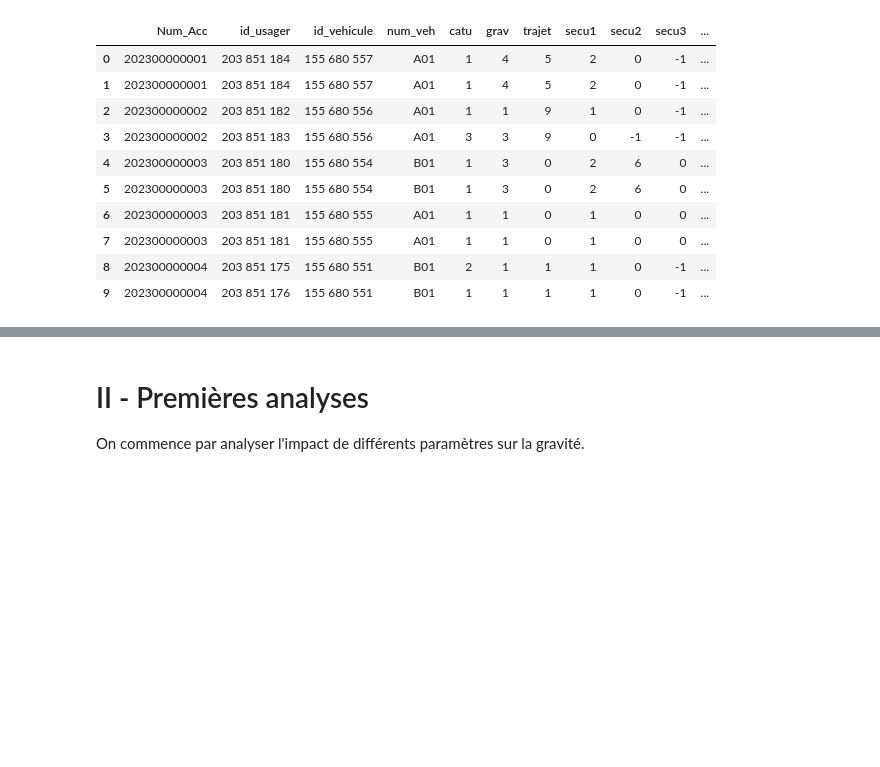
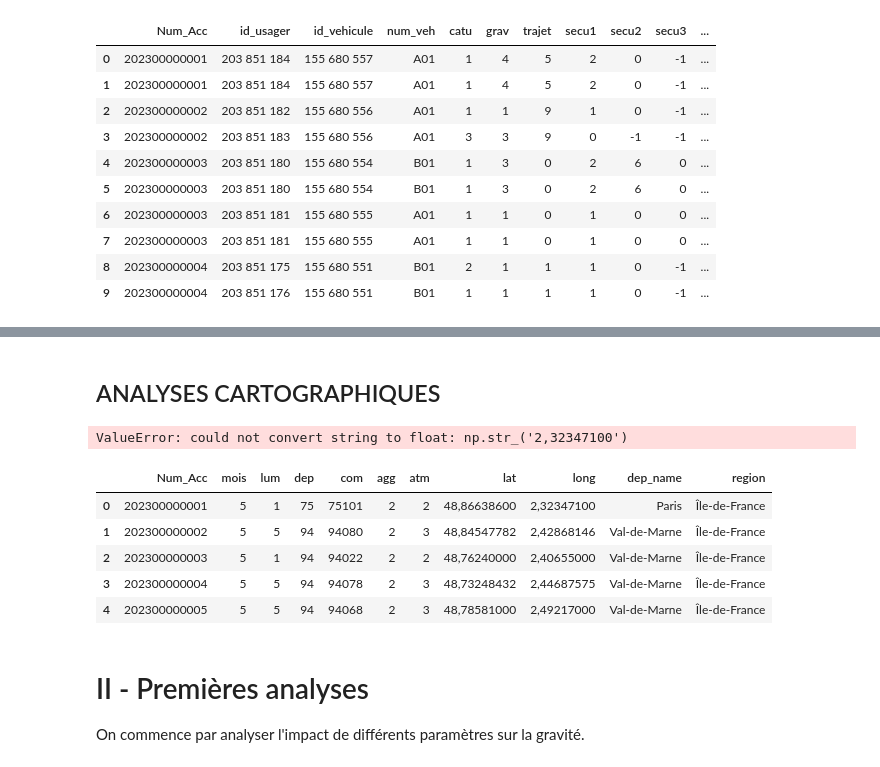
Before and after one commit to celineferbach/Projet-accidents-de-la-route, a Jupyter notebook: importation.ipynb, the cells around one changed output, grey strips where cells are left out. Cells and saved outputs as stored; diff of their text form; code cells hidden in the pictures; blank space fills up the shorter version.

```diff
--- a/importation.ipynb
+++ b/importation.ipynb
@@ -38,3 +38,12 @@ def recuperer_donnees(dataset_id, fichier_csv):
     else:
         print("La requête a échoué. Code d'état:", response.status_code)
         return None
+# %%
+#Chargement du fichier de correspondance region-departement
+
+dataset_id = "987227fb-dcb2-429e-96af-8979f97c9c84"
+fichier_csv = "departements-region.csv"
+
+df_region_dep = recuperer_donnees(dataset_id,fichier_csv)
+df_region_dep = df_region_dep.rename(columns={'num_dep': 'dep', 'region_name':'region'})
+df_region_dep.head()
@@ -116,6 +133,8 @@ df_lieux = df_lieux.loc[:,['Num_Acc', 'catr', 'voie', 'surf', 'vma']]
 df_vehicules = df_vehicules.loc[:,['Num_Acc', 'id_vehicule', 'num_veh', 'catv', 'motor']]
 df_usagers = df_usagers.loc[:,['Num_Acc', 'id_usager', 'id_vehicule', 'num_veh', 'catu', 'grav', 'trajet', 'secu1', 'secu2', 'secu3']]
 
+df_caract = pd.merge(df_caract, df_region_dep, on = "dep", how='inner')
+
 df = pd.merge(df_usagers, df_vehicules, on = ['Num_Acc', 'id_vehicule', 'num_veh'], how = 'inner')
 df = pd.merge(df, df_lieux, on = "Num_Acc", how = 'inner')
 df = pd.merge(df, df_caract, on = "Num_Acc", how = 'inner')
@@ -222,0 +267,2 @@ carte.set_axis_off()
+# %% [markdown]
+## ANALYSES CARTOGRAPHIQUES
@@ -222,0 +271,17 @@ carte.set_axis_off()
+# %%
+
+geometry = [Point(xy) for xy in zip(df_caract['long'], df_caract['lat'])]
+points_acc = gpd.GeoDataFrame(df, geometry=geometry)
+points_acc.head()
+# %% [output]
+ValueError: could not convert string to float: np.str_('2,32347100')
+# %%
+points_acc = gpd.GeoDataFrame(df_caract)
+points_acc.head()
+# %% [output]
+|  | Num_Acc | mois | lum | dep | com | agg | atm | lat | long | dep_name | region |
+| 0 | 202300000001 | 5 | 1 | 75 | 75101 | 2 | 2 | 48,86638600 | 2,32347100 | Paris | Île-de-France |
+| 1 | 202300000002 | 5 | 5 | 94 | 94080 | 2 | 3 | 48,84547782 | 2,42868146 | Val-de-Marne | Île-de-France |
+| 2 | 202300000003 | 5 | 1 | 94 | 94022 | 2 | 2 | 48,76240000 | 2,40655000 | Val-de-Marne | Île-de-France |
+| 3 | 202300000004 | 5 | 5 | 94 | 94078 | 2 | 3 | 48,73248432 | 2,44687575 | Val-de-Marne | Île-de-France |
+| 4 | 202300000005 | 5 | 5 | 94 | 94068 | 2 | 3 | 48,78581000 | 2,49217000 | Val-de-Marne | Île-de-France |
```
Also changed, not shown: parts of 11 cells of this notebook, 1 other file.
